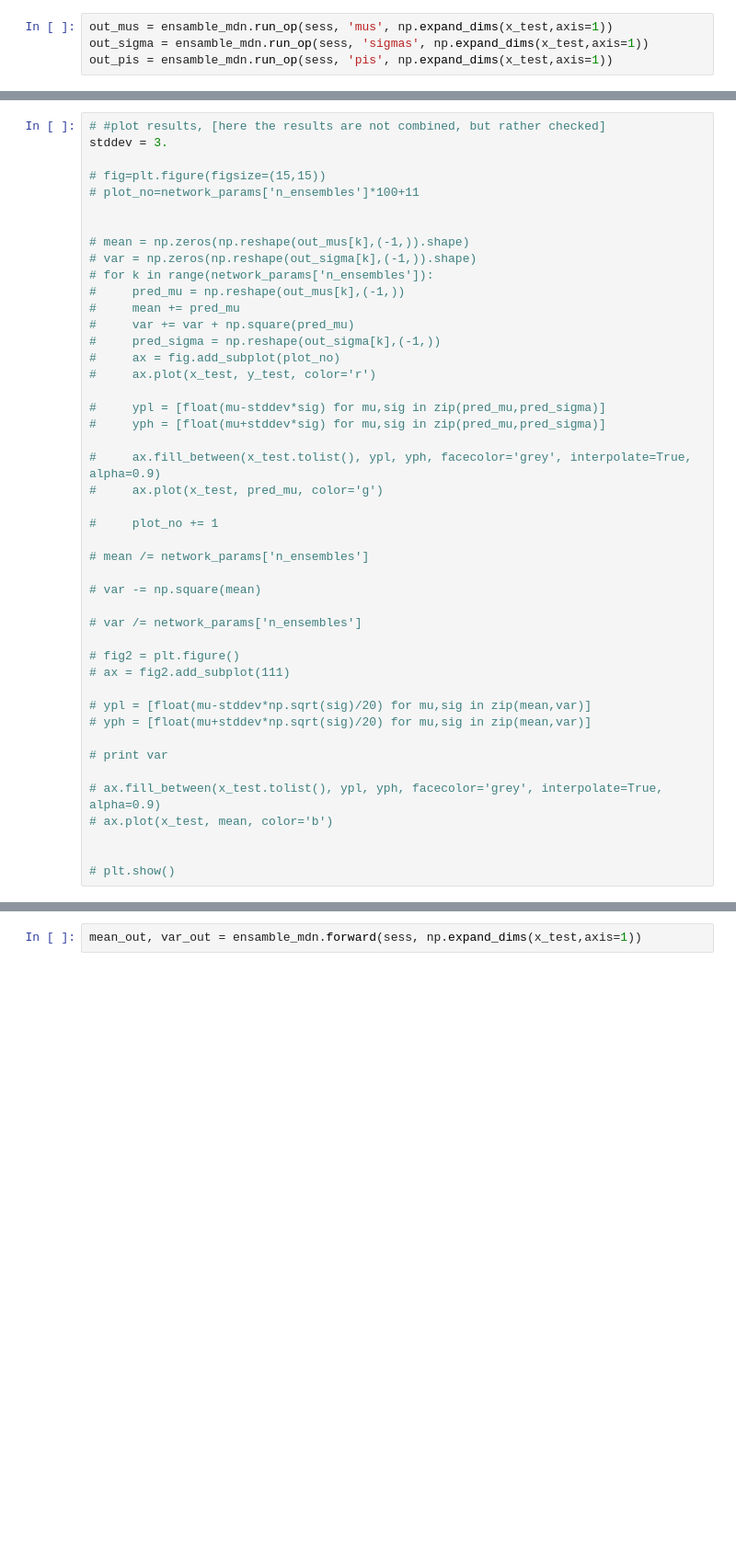
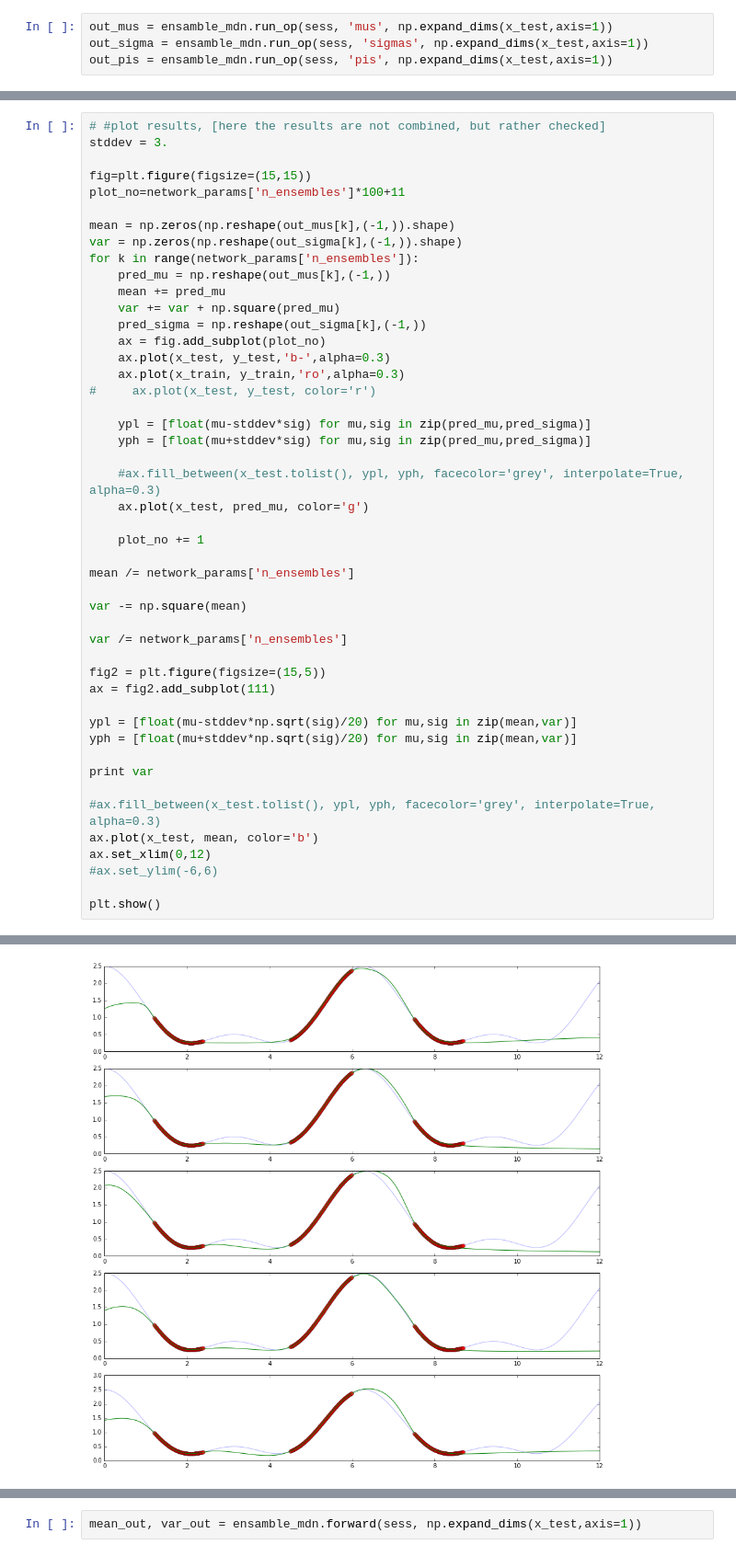
Before and after one commit to mjm522/aml, a Jupyter notebook: aml_dl/src/aml_dl/mdn/notebooks/ensemble_toy_example.ipynb, the cells around one changed output, grey strips where cells are left out. Shown at 92% size. Saved outputs shown, nothing was run; the diff lists cells and outputs as text; blank space fills up the shorter version.

Commit message:
Added notebooks of ensemble mdn for multimodal output

```diff
--- a/aml_dl/src/aml_dl/mdn/notebooks/ensemble_toy_example.ipynb
+++ b/aml_dl/src/aml_dl/mdn/notebooks/ensemble_toy_example.ipynb
@@ -132,44 +188,47 @@ y_test.shape
 # #plot results, [here the results are not combined, but rather checked]
 stddev = 3.
 
-# fig=plt.figure(figsize=(15,15))
-# plot_no=network_params['n_ensembles']*100+11
+fig=plt.figure(figsize=(15,15))
+plot_no=network_params['n_ensembles']*100+11
 
-
-# mean = np.zeros(np.reshape(out_mus[k],(-1,)).shape)
-# var = np.zeros(np.reshape(out_sigma[k],(-1,)).shape)
-# for k in range(network_params['n_ensembles']):
-#     pred_mu = np.reshape(out_mus[k],(-1,))
-#     mean += pred_mu
-#     var += var + np.square(pred_mu)
-#     pred_sigma = np.reshape(out_sigma[k],(-1,))
-#     ax = fig.add_subplot(plot_no)
+mean = np.zeros(np.reshape(out_mus[k],(-1,)).shape)
+var = np.zeros(np.reshape(out_sigma[k],(-1,)).shape)
+for k in range(network_params['n_ensembles']):
+    pred_mu = np.reshape(out_mus[k],(-1,))
+    mean += pred_mu
+    var += var + np.square(pred_mu)
+    pred_sigma = np.reshape(out_sigma[k],(-1,))
+    ax = fig.add_subplot(plot_no)
+    ax.plot(x_test, y_test,'b-',alpha=0.3)
+    ax.plot(x_train, y_train,'ro',alpha=0.3)
 #     ax.plot(x_test, y_test, color='r')
 
-#     ypl = [float(mu-stddev*sig) for mu,sig in zip(pred_mu,pred_sigma)]
-#     yph = [float(mu+stddev*sig) for mu,sig in zip(pred_mu,pred_sigma)]
+    ypl = [float(mu-stddev*sig) for mu,sig in zip(pred_mu,pred_sigma)]
+    yph = [float(mu+stddev*sig) for mu,sig in zip(pred_mu,pred_sigma)]
 
-#     ax.fill_between(x_test.tolist(), ypl, yph, facecolor='grey', interpolate=True, alpha=0.9)
-#     ax.plot(x_test, pred_mu, color='g')
+    #ax.fill_between(x_test.tolist(), ypl, yph, facecolor='grey', interpolate=True, alpha=0.3)
+    ax.plot(x_test, pred_mu, color='g')
 
-#     plot_no += 1
+    plot_no += 1
 
-# mean /= network_params['n_ensembles']
+mean /= network_params['n_ensembles']
 
-# var -= np.square(mean)
+var -= np.square(mean)
 
-# var /= network_params['n_ensembles']
+var /= network_params['n_ensembles']
 
-# fig2 = plt.figure()
-# ax = fig2.add_subplot(111)
+fig2 = plt.figure(figsize=(15,5))
+ax = fig2.add_subplot(111)
 
-# ypl = [float(mu-stddev*np.sqrt(sig)/20) for mu,sig in zip(mean,var)]
-# yph = [float(mu+stddev*np.sqrt(sig)/20) for mu,sig in zip(mean,var)]
+ypl = [float(mu-stddev*np.sqrt(sig)/20) for mu,sig in zip(mean,var)]
+yph = [float(mu+stddev*np.sqrt(sig)/20) for mu,sig in zip(mean,var)]
 
-# print var
+print var
 
-# ax.fill_between(x_test.tolist(), ypl, yph, facecolor='grey', interpolate=True, alpha=0.9)
-# ax.plot(x_test, mean, color='b')
+#ax.fill_between(x_test.tolist(), ypl, yph, facecolor='grey', interpolate=True, alpha=0.3)
+ax.plot(x_test, mean, color='b')
+ax.set_xlim(0,12)
+#ax.set_ylim(-6,6)
 
-
-# plt.show()
+plt.show()
+# %% [output]
@@ -175,0 +237 @@ stddev = 3.
+[figure, added]
```
Also changed, not shown: parts of 26 cells of this notebook, 2 other files.
